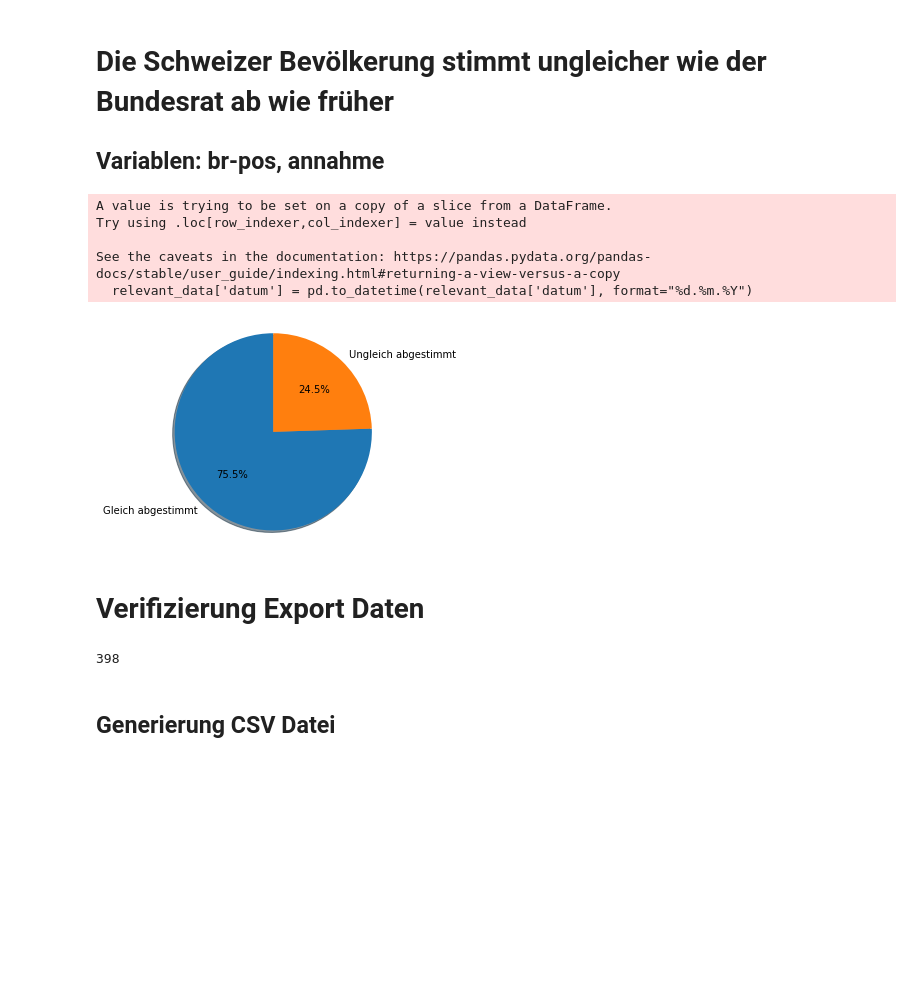
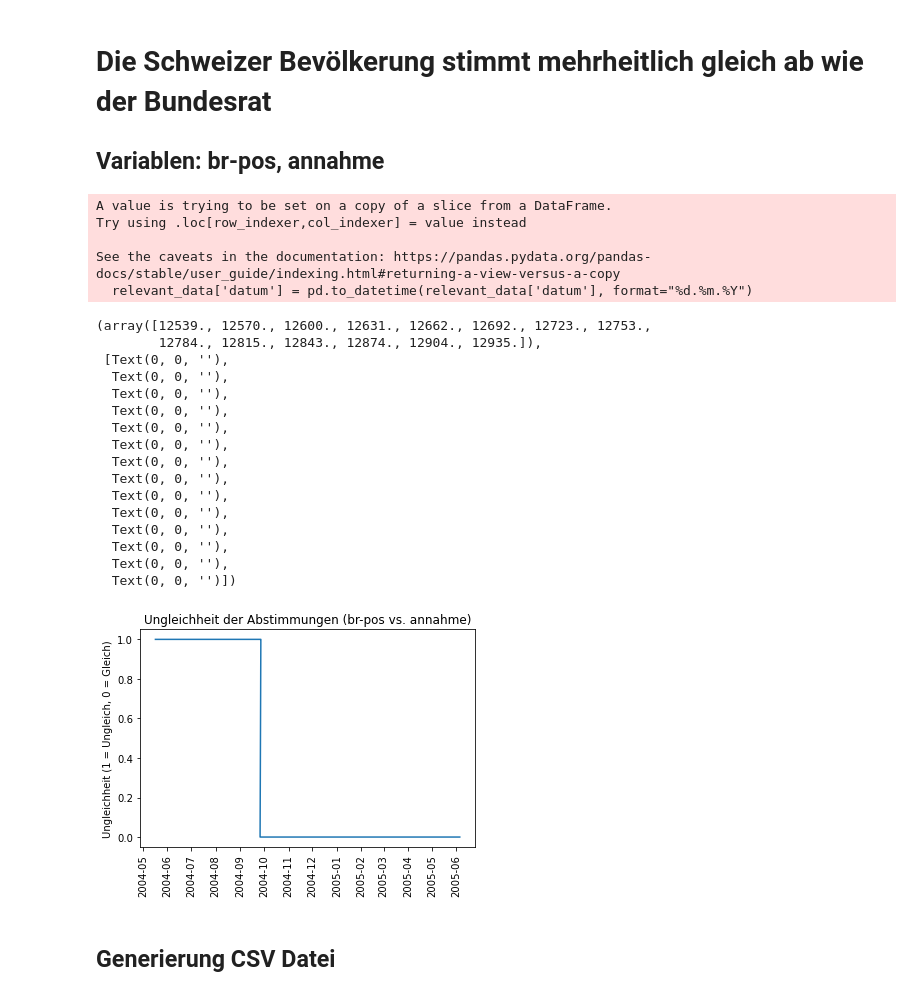
Before and after one commit to YahArt/swissvote-buibid, a Jupyter notebook: BUIBID.ipynb, the cells around one changed output. Drawn from its saved outputs; the diff is of its cells as text; code cells hidden in the pictures; blank space fills up the shorter version.

```diff
--- a/BUIBID.ipynb
+++ b/BUIBID.ipynb
@@ -1,11 +1,12 @@
 # %% [markdown]
-# Die Schweizer Bevölkerung stimmt ungleicher wie der Bundesrat ab wie früher
+# Die Schweizer Bevölkerung stimmt mehrheitlich gleich ab wie der Bundesrat
 ## Variablen: br-pos, annahme
 # %%
 # Imports
 import pandas as pd
+import datetime
 import matplotlib.pyplot as plt
-import datetime
+from matplotlib.dates import MonthLocator
 
 # Daten einlesen
 data = pd.read_csv('./data/buibid_data_original_utf_8.csv')
@@ -14,71 +15,64 @@ data = pd.read_csv('./data/buibid_data_original_utf_8.csv')
 relevant_data = data[['datum','titel_kurz_d', 'br-pos', 'annahme']]
 
 # Datum in korrekte Datentypen umwandeln
 relevant_data['datum'] = pd.to_datetime(relevant_data['datum'], format="%d.%m.%Y")
 
 # Es kann mehrere Abstimmungen am gleichen Tag geben, sprich wir haben mehrere Einträge mit dem selben Datum.
 # Damit die Einträge eindeutig bleiben und anschliessend auch auf Liniendiagramme angezeigt werden können, versehen wir diese mit einer zeitlichen Komponente.
 for i in relevant_data.index:
     relevant_data.at[i, 'datum']  = relevant_data.at[i, 'datum'] + datetime.timedelta(hours = i % 24)
 
 # Herausfiltern der br-pos 1 = Ja oder 2 = Nein
 relevant_data = relevant_data[(relevant_data['br-pos'] == '1')|(relevant_data['br-pos'] == '2')]
 
 # Herausfiltern der annahme 0 = Nein und 1 = Ja (es gibt annahmen mit '.', welche wir nicht wollen)
 relevant_data = relevant_data[(relevant_data['annahme'] == '0')|(relevant_data['annahme'] == '1')]
 
 # br-pos sowie annahme in korrekte Datentypen umwandeln
 relevant_data = relevant_data.astype({'br-pos':'int'})
 relevant_data = relevant_data.astype({'annahme':'int'})
 
 # 'annahme' benutzt für 0 = Nein und 1 = Ja, wir müssen deshalb die Daten umwandeln, damit die Variablen
 # br-pos und annahme die gleichen Zahlen für Ja und Nein benutzen
 relevant_data['br-pos'].replace({2: 0}, inplace=True)
-equal_percentage = len(relevant_data[relevant_data['br-pos'] == relevant_data['annahme']])
-not_equal_percentage = len(relevant_data) - equal_percentage
 
-# Kuchendiagramm zeichnen
-labels = 'Gleich abgestimmt', 'Ungleich abgestimmt'
-sizes = [equal_percentage, not_equal_percentage]
-fig1, ax1 = plt.subplots()
-ax1.pie(sizes,labels=labels, autopct='%1.1f%%', shadow=True, startangle=90)
-ax1.axis('equal')  # Equal aspect ratio ensures that pie is drawn as a circle.
-plt.show()
+# Wert für "Ungleichheit" bestimmen, hierzu subtrahieren wir einfach die Werte voneinander
+# Bei einer Übereinstimmung erhalten wir dann den Wert 0 und bei einer Ungleichheit entweder denn Wert 1 oder -1
+# Wir nehmen im jeden Fall den absoluten Wert dann erhalten wir immer 1, somit ist 0 = Übereinstimmung und 1 = Ungleichheit
+relevant_data['br_pos_annahme_ungleichheit'] = (relevant_data['br-pos'] - relevant_data['annahme']).abs()
+
+relevant_data = relevant_data[(relevant_data['datum'] > '2004-05-01') & (relevant_data['datum'] < '2005-08-01')]
+x = relevant_data['datum']
+y_svp = relevant_data['br_pos_annahme_ungleichheit']
+
+fig, ax = plt.subplots()
+ax.plot(x, y_svp)
+ax.set(ylabel="Ungleichheit (1 = Ungleich, 0 = Gleich)", title="Ungleichheit der Abstimmungen (br-pos vs. annahme)")
+ax.xaxis.set_major_locator(MonthLocator())
+plt.xticks(rotation=90)
 # %% [output]
 A value is trying to be set on a copy of a slice from a DataFrame.
 Try using .loc[row_indexer,col_indexer] = value instead
 
 See the caveats in the documentation: https://pandas.pydata.org/pandas-docs/stable/user_guide/indexing.html#returning-a-view-versus-a-copy
   relevant_data['datum'] = pd.to_datetime(relevant_data['datum'], format="%d.%m.%Y")
+(array([12539., 12570., 12600., 12631., 12662., 12692., 12723., 12753.,
+        12784., 12815., 12843., 12874., 12904., 12935.]),
+ [Text(0, 0, ''),
+  Text(0, 0, ''),
+  Text(0, 0, ''),
+  Text(0, 0, ''),
+  Text(0, 0, ''),
+  Text(0, 0, ''),
+  Text(0, 0, ''),
+  Text(0, 0, ''),
+  Text(0, 0, ''),
+  Text(0, 0, ''),
+  Text(0, 0, ''),
+  Text(0, 0, ''),
+  Text(0, 0, ''),
+  Text(0, 0, '')])
-[figure, old version]
+[figure, new version]
-# %% [markdown]
-# Verifizierung Export Daten
-# %%
-# Imports
-import pandas as pd
-import datetime
-
-# Daten einlesen
-data = pd.read_csv('./export/buibid_br_pos_annahme.csv')
-
-relevant_data = data[['datum','titel_kurz_d', 'br_pos', 'annahme']]
-
-# br-pos sowie annahme in korrekte Datentypen umwandeln
-relevant_data = relevant_data.astype({'br_pos':'int'})
-relevant_data = relevant_data.astype({'annahme':'int'})
-
-# Herausfiltern der br-pos 0 = Nein oder 1 = Ja
-relevant_data = relevant_data[(relevant_data['br_pos'] == 0)|(relevant_data['br_pos'] == 1)]
-
-# Herausfiltern der annahme 0 = Nein und 1 = Ja (es gibt annahmen mit '.', welche wir nicht wollen)
-relevant_data = relevant_data[(relevant_data['annahme'] == 0)|(relevant_data['annahme'] == 1)]
-
-
-equal_percentage = len(relevant_data[relevant_data['br_pos'] == relevant_data['annahme']])
-not_equal_percentage = len(relevant_data) - equal_percentage
-equal_percentage
-# %% [output]
-398
 # %% [markdown]
 ## Generierung CSV Datei
 # %%
```
Also changed, not shown: parts of 7 cells of this notebook, 20 other files.
